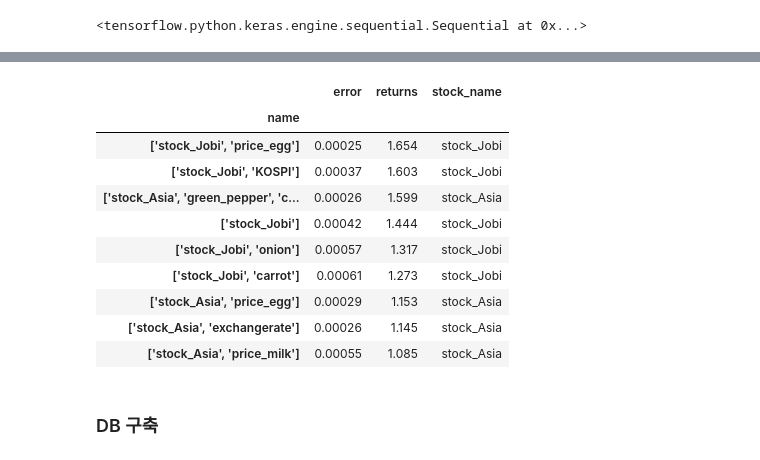
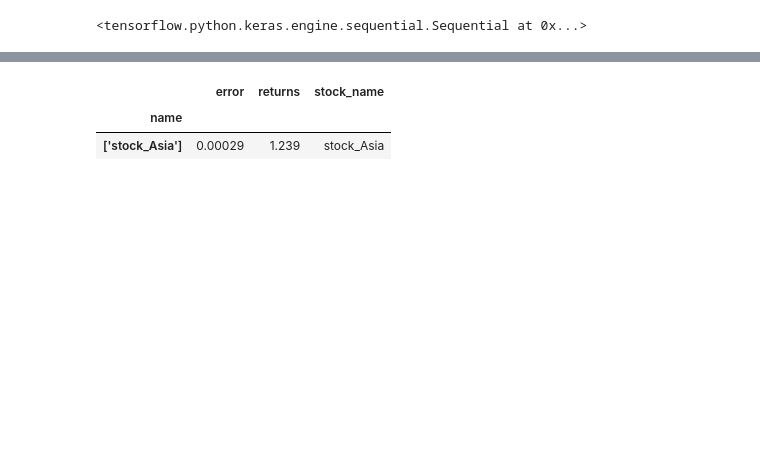
Before and after one commit to sunnight9507/BitAcademy, a Jupyter notebook: Project/Predict_stock.ipynb, the cells around one changed output, grey strips where cells are left out. Cells and saved outputs as stored; diff of their text form; code cells hidden in the pictures; blank space fills up the shorter version.

```diff
--- a/Project/Predict_stock.ipynb
+++ b/Project/Predict_stock.ipynb
@@ -42,7 +37,7 @@ print(pd.__version__)
 # pd.read_csv('/content/gdrive/My Drive/Colab Notebooks/train.csv')
 
 # 4319
-data = pd.read_csv('/content/gdrive/My Drive/Colab Notebooks/Bit_project/result.csv', encoding='cp949').set_index('date')
+data = pd.read_csv('result.csv', encoding='cp949').set_index('date')
 print(data.shape)
 data.head(2)
 # %% [output]
@@ -63,6 +60,6 @@ data.tail(2)
 # %%
 target_name = 'stock_Asia'
-target_names = [target_name, 'exchangerate']
+target_names = [target_name]
 #df = data[]
 shift_steps = 1
 
@@ -435,7 +450,7 @@ returns(t,p, 23)
 # %%
 # returns_lst = pd.DataFrame(columns = ['name','error','returns','stock_name']).set_index('name')
 # returns_lst
-returns_lst = pd.read_csv('/content/gdrive/My Drive/Colab Notebooks/Bit_project/returns_lst.csv', encoding='cp949').set_index('name')
+returns_lst = pd.read_csv('returns_lst.csv', encoding='cp949').set_index('name')
 
 returns_lst
 # %% [output]
@@ -484,19 +489,11 @@ loss (test-set): 0.000258629530435428
 # %%
 result = returns_lst.sort_values(by = ['returns','error'], ascending=[False, True])#.set_index('name')
-result.to_csv('/content/gdrive/My Drive/Colab Notebooks/Bit_project/returns_lst.csv')
+result.to_csv('returns_lst.csv')
 result
 # %% [output]
 |  | error | returns | stock_name |
 | name |  |  |  |
-| ['stock_Jobi', 'price_egg'] | 0.00025 | 1.654 | stock_Jobi |
-| ['stock_Jobi', 'KOSPI'] | 0.00037 | 1.603 | stock_Jobi |
-| ['stock_Asia', 'green_pepper', 'c... | 0.00026 | 1.599 | stock_Asia |
-| ['stock_Jobi'] | 0.00042 | 1.444 | stock_Jobi |
-| ['stock_Jobi', 'onion'] | 0.00057 | 1.317 | stock_Jobi |
-| ['stock_Jobi', 'carrot'] | 0.00061 | 1.273 | stock_Jobi |
-| ['stock_Asia', 'price_egg'] | 0.00029 | 1.153 | stock_Asia |
-| ['stock_Asia', 'exchangerate'] | 0.00026 | 1.145 | stock_Asia |
-| ['stock_Asia', 'price_milk'] | 0.00055 | 1.085 | stock_Asia |
+| ['stock_Asia'] | 0.00029 | 1.239 | stock_Asia |
 # %%
 # model save
 from tensorflow.keras.models import load_model
@@ -504,2 +500,0 @@ model.save('/content/gdrive/My Drive/Colab Notebooks/Bit_project/model/' + str([
-# %% [markdown]
-### DB 구축
```
Also changed, not shown: parts of 31 cells of this notebook, 2 other files.
